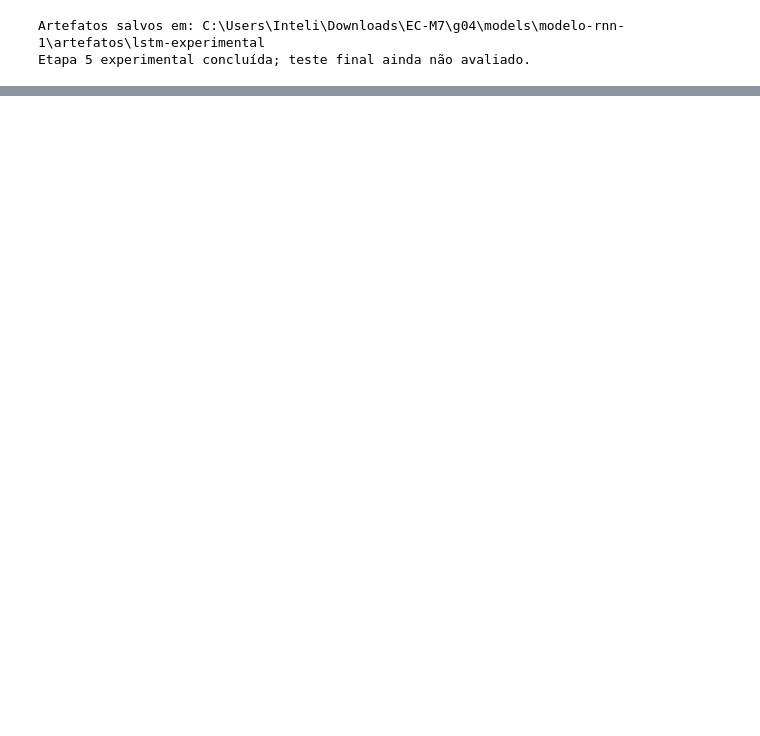
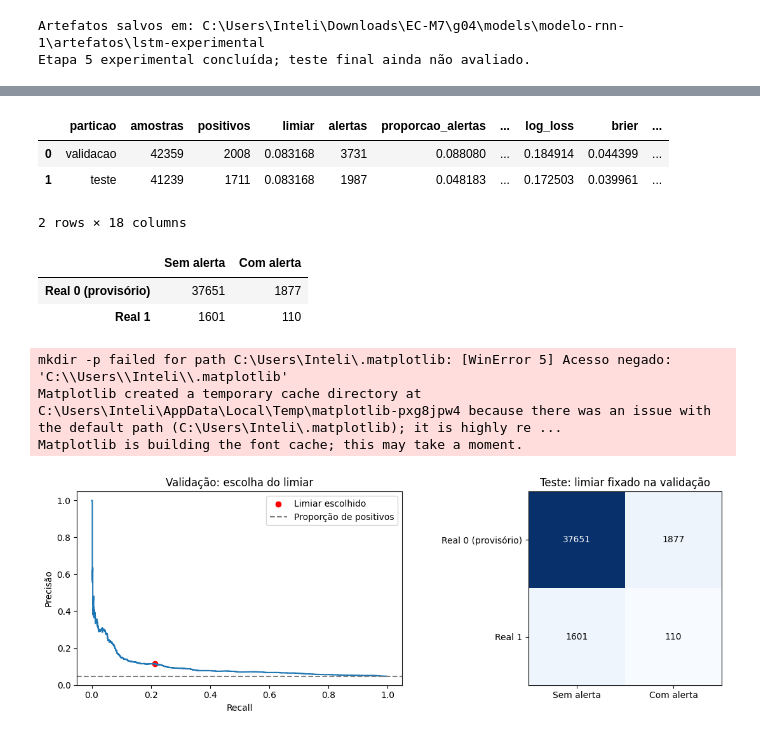
Before and after one commit to joaocardosodias/Lumem, a Jupyter notebook: models/modelo-rnn-1/rnn-LSTM-1.ipynb, the cells around one changed output, grey strips where cells are left out. Saved outputs shown, nothing was run; the diff lists cells and outputs as text; code cells hidden in the pictures; blank space fills up the shorter version.

```diff
--- a/models/modelo-rnn-1/01-criacao-tabela-mestra.ipynb
+++ b/models/modelo-rnn-1/rnn-LSTM-1.ipynb
@@ -6072,0 +6304,65 @@ O [relatório do treinamento](resultado-treinamento-experimental.md) reúne as m
+# %%
+metricas_finais = []
+for nome, rotulos, probabilidades in [
+    ("validacao", y_validacao_final, p_validacao_final),
+    ("teste", predicoes_teste_final["falha_7d_experimental"].to_numpy(dtype=int),
+     predicoes_teste_final["probabilidade_falha_7d"].to_numpy(dtype=float)),
+]:
+    alertas = (probabilidades >= limiar_final).astype(int)
+    vn, fp, fn, vp = confusion_matrix(rotulos, alertas, labels=[0, 1]).ravel()
+    metricas_finais.append({
+        "particao": nome, "amostras": len(rotulos), "positivos": int(rotulos.sum()),
+        "limiar": limiar_final, "alertas": int(alertas.sum()),
+        "proporcao_alertas": float(alertas.mean()),
+        "precisao": float(precision_score(rotulos, alertas, zero_division=0)),
+        "recall": float(recall_score(rotulos, alertas, zero_division=0)),
+        "f1": float(f1_score(rotulos, alertas, zero_division=0)),
+        "average_precision": float(average_precision_score(rotulos, probabilidades)),
+        "referencia_ap_proporcao_positivos": float(rotulos.mean()),
+        "roc_auc": float(roc_auc_score(rotulos, probabilidades)),
+        "log_loss": float(log_loss(rotulos, probabilidades, labels=[0, 1])),
+        "brier": float(brier_score_loss(rotulos, probabilidades)),
+        "verdadeiros_negativos": int(vn), "falsos_positivos": int(fp),
+        "falsos_negativos": int(fn), "verdadeiros_positivos": int(vp),
+    })
+metricas_finais = pd.DataFrame(metricas_finais)
+metricas_finais.to_csv(pasta_final / "metricas_avaliacao.csv", index=False)
+display(metricas_finais)
+
+resultado_teste = metricas_finais.set_index("particao").loc["teste"]
+matriz_teste = pd.DataFrame([
+    [int(resultado_teste["verdadeiros_negativos"]), int(resultado_teste["falsos_positivos"])],
+    [int(resultado_teste["falsos_negativos"]), int(resultado_teste["verdadeiros_positivos"])],
+], index=["Real 0 (provisório)", "Real 1"], columns=["Sem alerta", "Com alerta"])
+matriz_teste.to_csv(pasta_final / "matriz_confusao_teste.csv")
+display(matriz_teste)
+
+import matplotlib.pyplot as plt
+figura_final, eixos = plt.subplots(1, 2, figsize=(12, 4))
+eixos[0].plot(recalls, precisoes)
+eixos[0].scatter([decisao_limiar["recall_validacao"]], [decisao_limiar["precisao_validacao"]], color="red", label="Limiar escolhido")
+eixos[0].axhline(y_validacao_final.mean(), linestyle="--", color="gray", label="Proporção de positivos")
+eixos[0].set(xlabel="Recall", ylabel="Precisão", title="Validação: escolha do limiar")
+eixos[0].legend()
+eixos[1].imshow(matriz_teste.to_numpy(), cmap="Blues")
+for linha in range(2):
+    for coluna in range(2):
+        valor = matriz_teste.iloc[linha, coluna]
+        cor = "white" if valor > matriz_teste.to_numpy().max() / 2 else "black"
+        eixos[1].text(coluna, linha, str(valor), ha="center", va="center", color=cor)
+eixos[1].set(xticks=[0, 1], xticklabels=matriz_teste.columns, yticks=[0, 1], yticklabels=matriz_teste.index, title="Teste: limiar fixado na validação")
+figura_final.tight_layout()
+figura_final.savefig(pasta_final / "avaliacao_final.png", dpi=150, bbox_inches="tight")
+plt.show()
+# %% [output]
+|  | particao | amostras | positivos | limiar | alertas | proporcao_alertas | ... | log_loss | brier | ... |
+| 0 | validacao | 42359 | 2008 | 0.083168 | 3731 | 0.088080 | ... | 0.184914 | 0.044399 | ... |
+| 1 | teste | 41239 | 1711 | 0.083168 | 1987 | 0.048183 | ... | 0.172503 | 0.039961 | ... |
+2 rows × 18 columns
+|  | Sem alerta | Com alerta |
+| Real 0 (provisório) | 37651 | 1877 |
+| Real 1 | 1601 | 110 |
+mkdir -p failed for path C:\Users\Inteli\.matplotlib: [WinError 5] Acesso negado: 'C:\\Users\\Inteli\\.matplotlib'
+Matplotlib created a temporary cache directory at C:\Users\Inteli\AppData\Local\Temp\matplotlib-pxg8jpw4 because there was an issue with the default path (C:\Users\Inteli\.matplotlib); it is highly re ...
+Matplotlib is building the font cache; this may take a moment.
+[figure, added]
```
Also changed, not shown: parts of 137 cells of this notebook, 10 other files.
